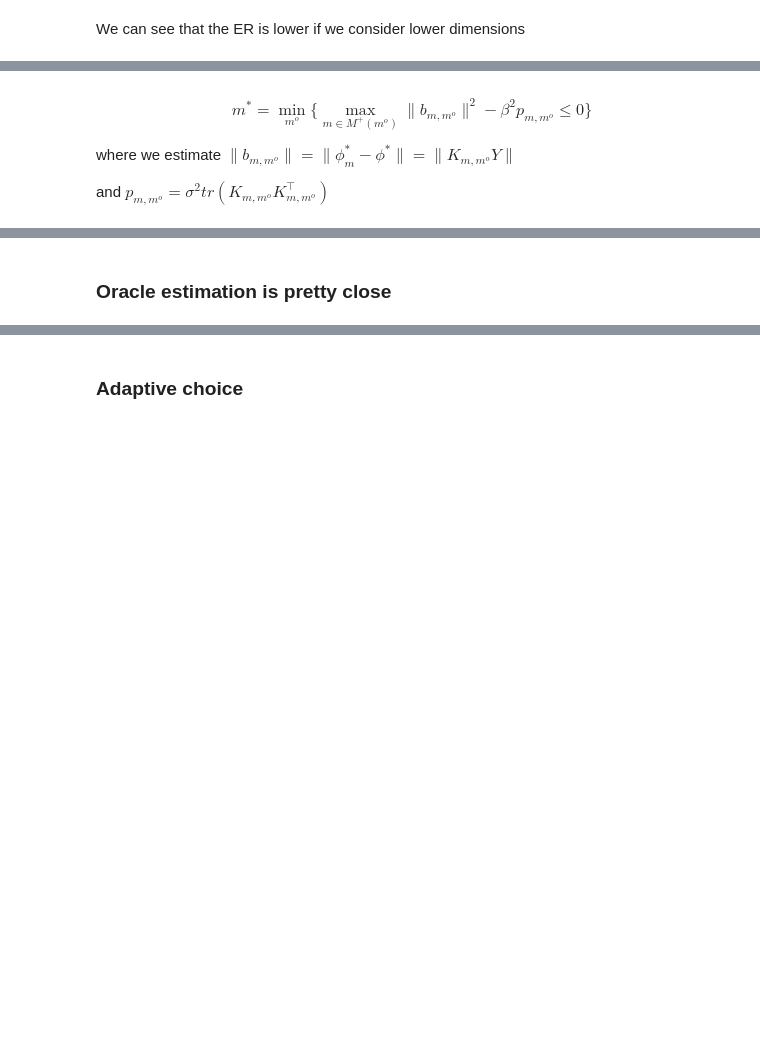
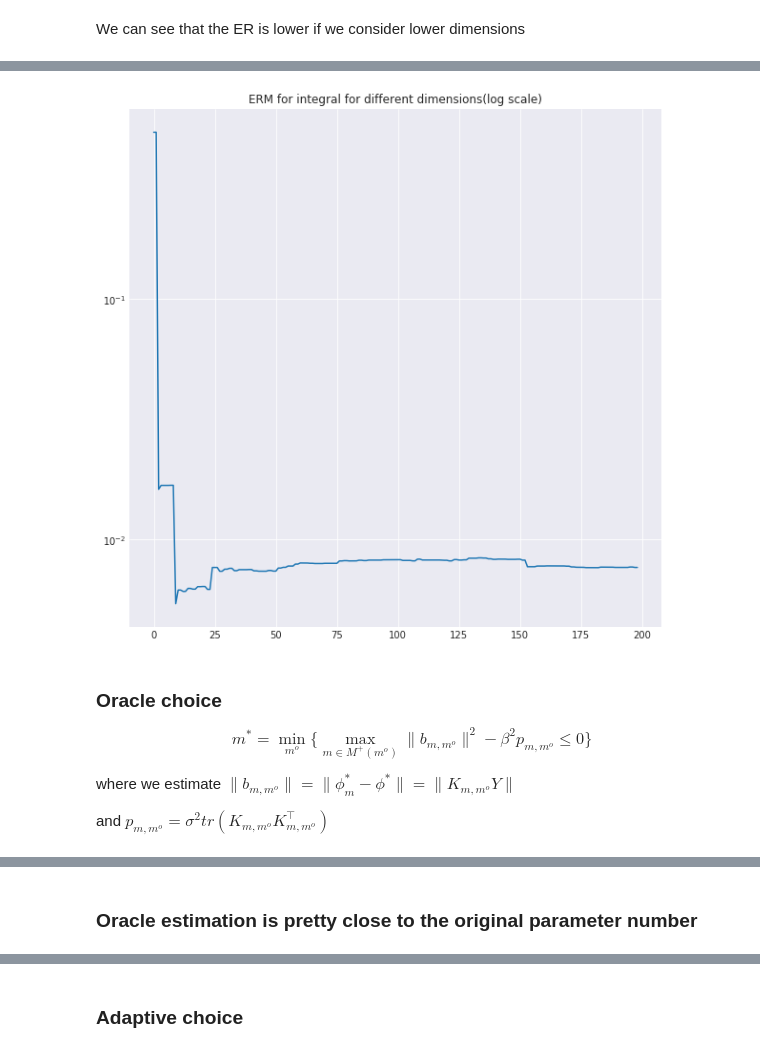
Before and after one commit to grapefroot/skoltech, a Jupyter notebook: Advanced Statistical Methods/asm project.ipynb, the cells around one changed output, grey strips where cells are left out. Drawn from its saved outputs; the diff is of its cells as text; code cells hidden in the pictures; blank space fills up the shorter version.

```diff
--- a/Advanced Statistical Methods/asm project.ipynb
+++ b/Advanced Statistical Methods/asm project.ipynb
@@ -182,0 +190,9 @@ for i in tqdm_notebook(range(1, 200)):
+# %%
+erm_values = []
+for theta_matrix in tqdm_notebook(thetas):
+    holdout_psi = generate_psi(X_holdout)
+    theta = theta_matrix @ y_train
+    true_theta_bigdim = np.zeros_like(theta)
+    true_theta_bigdim[:len(true_theta)] = true_theta
+    erm_values.append(emperical_risk(true_theta_bigdim, theta, W))
+erm_values = np.array(erm_values)
@@ -183,4 +201,14 @@ for i in tqdm_notebook(range(1, 200)):
+# %%
+with sns.axes_style('darkgrid'):
+    plt.figure(figsize=(10, 10))
+    plt.plot(erm_values)
+    plt.yscale('log')
+    plt.title('ERM for integral for different dimensions(log scale)')
+# %% [output]
+[figure, added]
 # %% [markdown]
+### Oracle choice
+
 $$
 m^* = \min_{m^o} \{\max_{m \in M^+(m^o)}{\| b_{m, m^o} \|^2} - \beta^2 p_{m, m^o} \le 0 \}
 $$
@@ -209,7 +237,7 @@ for i in tqdm_notebook(range(199)):
 # %% [output]
 [interactive output not drawn]
 # %% [markdown]
-### Oracle estimation is pretty close
+### Oracle estimation is pretty close to the original parameter number
 # %%
 print('Oracle choice: {}'.format(np.min(ms)))
 # %% [output]
```
Also changed, not shown: parts of 20 cells of this notebook.
